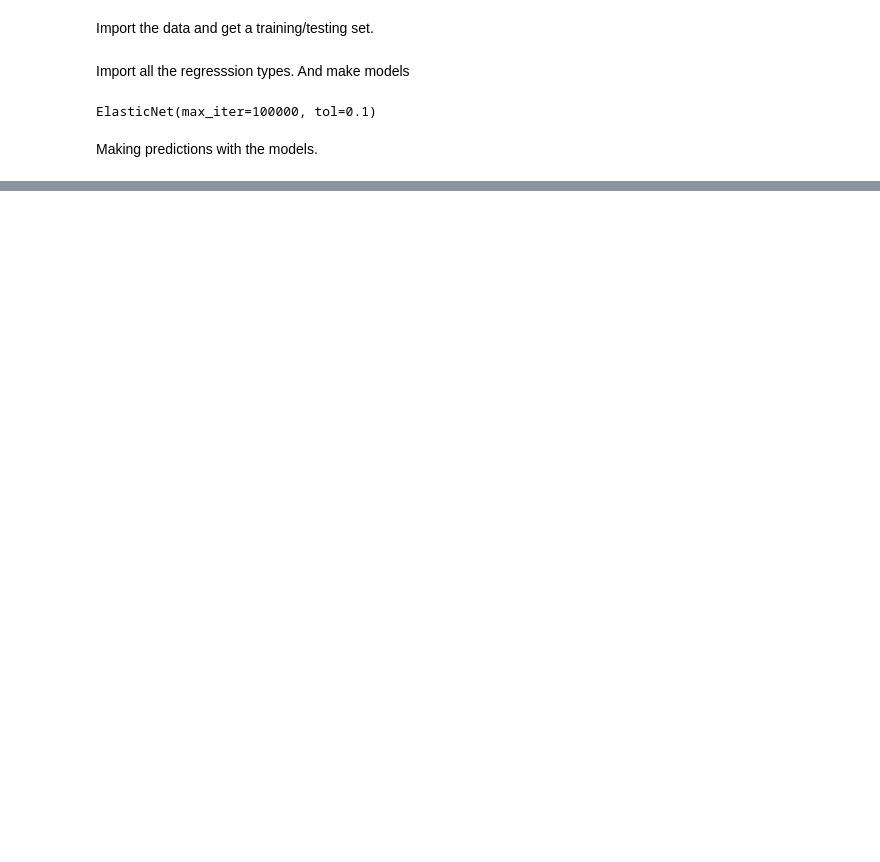
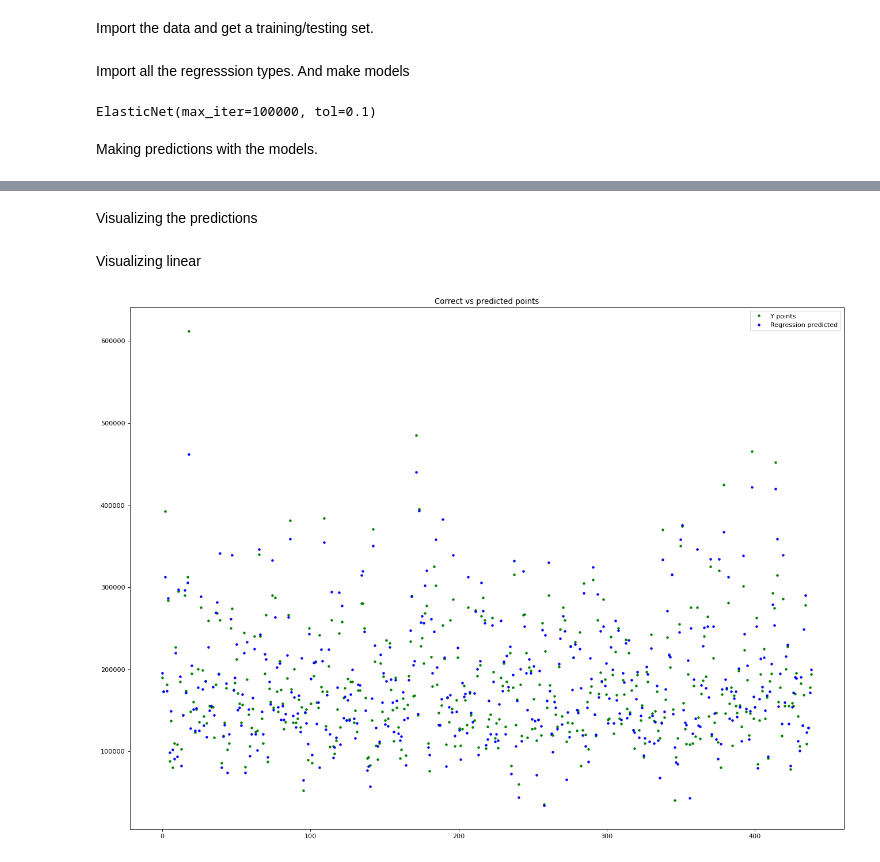
Before and after one commit to Brammetje23/Project-X, a Jupyter notebook: RegressionTesting.ipynb, the cells around one changed output, grey strips where cells are left out. Cells and saved outputs as stored; diff of their text form; code cells hidden in the pictures; blank space fills up the shorter version.

Commit message:
Added graphs

```diff
--- a/RegressionTesting.ipynb
+++ b/RegressionTesting.ipynb
@@ -79,0 +80,20 @@ Avg deviation of elastic regression on train set: 19707.783302901313
+# %% [markdown]
+Visualizing the predictions
+# %%
+import numpy as np
+import matplotlib.pyplot as plt
+from matplotlib.pyplot import figure
+import seaborn as sns
+
+x_points = np.linspace(0, len(test_y_le), len(test_y_le))
+# %% [markdown]
+Visualizing linear
+# %%
+figure(figsize=(20, 15), dpi=80)
+plt.title('Correct vs predicted points')
+plt.plot(x_points, test_y_ohe, "g.", label='Y points')
+plt.plot(x_points, lin_reg_test, "b.", label='Regression predicted')
+plt.legend()
+plt.show()
+# %% [output]
+[figure, added]
```
Also changed, not shown: parts of 7 cells of this notebook.
